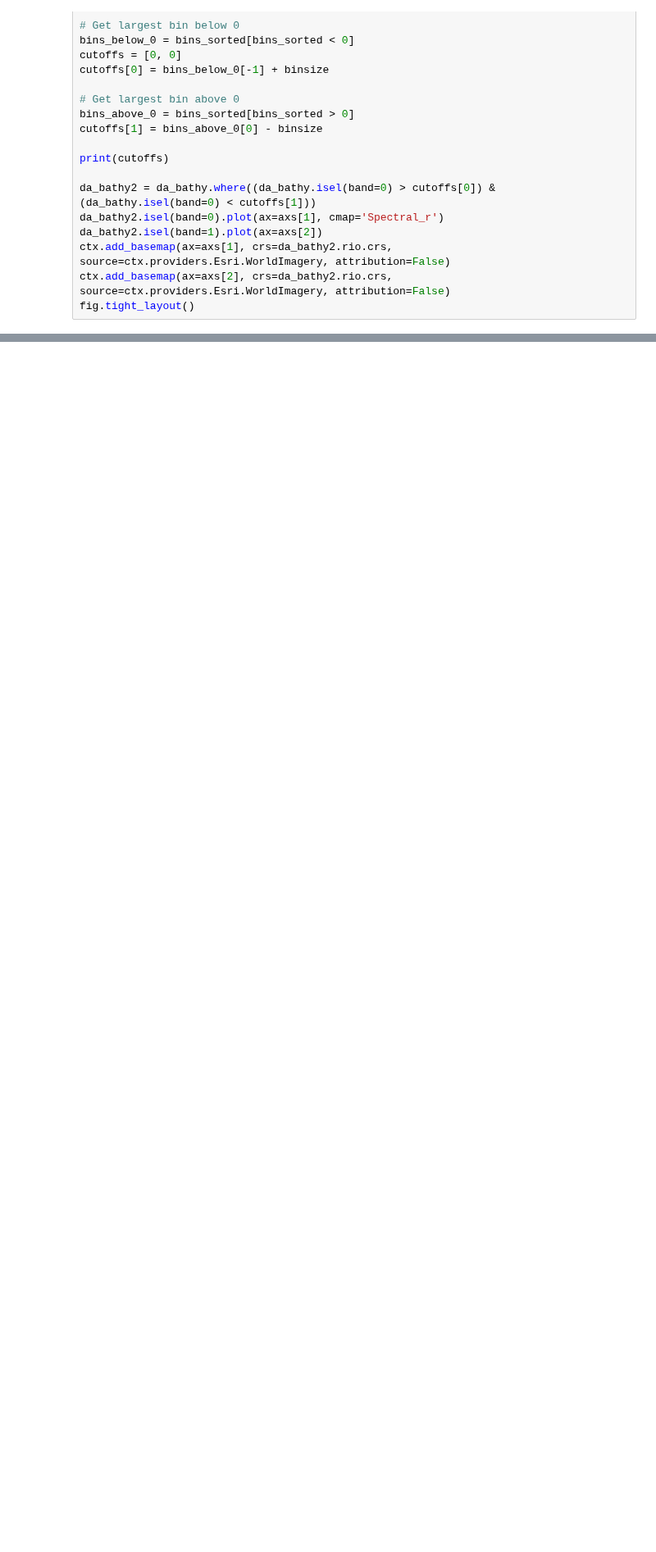
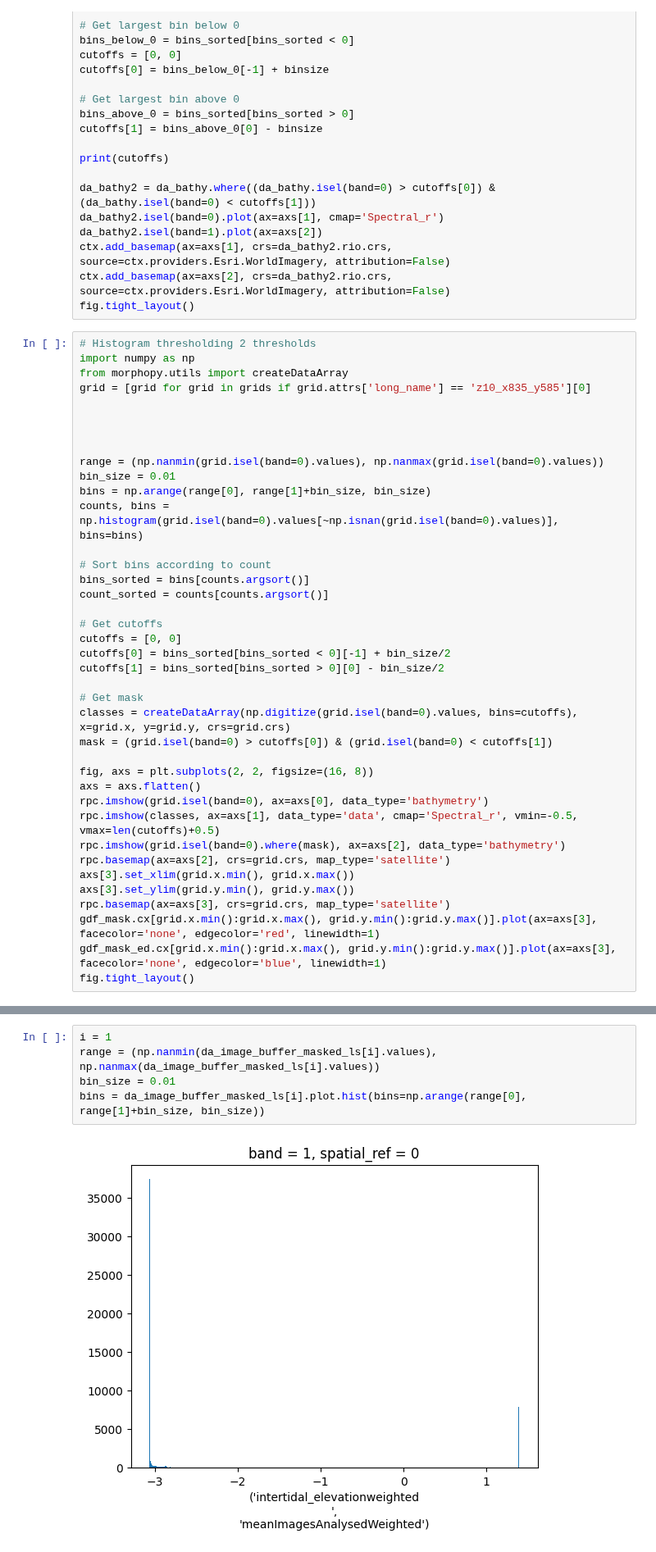
Before and after one commit to openearth/eo-bathymetry, a Jupyter notebook: notebooks/cmems-bathymetry/99_debugging.ipynb, the cells around one changed output, grey strips where cells are left out. Shown at 82% size. Saved outputs shown, nothing was run; the diff lists cells and outputs as text; blank space fills up the shorter version.

```diff
--- a/notebooks/cmems-bathymetry/99_debugging.ipynb
+++ b/notebooks/cmems-bathymetry/99_debugging.ipynb
@@ -302,3 +245,42 @@ da_bathy2.isel(band=1).plot(ax=axs[2])
 ctx.add_basemap(ax=axs[1], crs=da_bathy2.rio.crs, source=ctx.providers.Esri.WorldImagery, attribution=False)
 ctx.add_basemap(ax=axs[2], crs=da_bathy2.rio.crs, source=ctx.providers.Esri.WorldImagery, attribution=False)
 fig.tight_layout()
+# %%
+# Histogram thresholding 2 thresholds
+import numpy as np
+from morphopy.utils import createDataArray
+grid = [grid for grid in grids if grid.attrs['long_name'] == 'z10_x835_y585'][0]
+
+
+
+
+range = (np.nanmin(grid.isel(band=0).values), np.nanmax(grid.isel(band=0).values))
+bin_size = 0.01
+bins = np.arange(range[0], range[1]+bin_size, bin_size)
+counts, bins = np.histogram(grid.isel(band=0).values[~np.isnan(grid.isel(band=0).values)], bins=bins)
+
+# Sort bins according to count
+bins_sorted = bins[counts.argsort()]
+count_sorted = counts[counts.argsort()]
+
+# Get cutoffs
+cutoffs = [0, 0]
+cutoffs[0] = bins_sorted[bins_sorted < 0][-1] + bin_size/2
+cutoffs[1] = bins_sorted[bins_sorted > 0][0] - bin_size/2
+
+# Get mask
+classes = createDataArray(np.digitize(grid.isel(band=0).values, bins=cutoffs), x=grid.x, y=grid.y, crs=grid.crs)
+mask = (grid.isel(band=0) > cutoffs[0]) & (grid.isel(band=0) < cutoffs[1])
+
+fig, axs = plt.subplots(2, 2, figsize=(16, 8))
+axs = axs.flatten()
+rpc.imshow(grid.isel(band=0), ax=axs[0], data_type='bathymetry')
+rpc.imshow(classes, ax=axs[1], data_type='data', cmap='Spectral_r', vmin=-0.5, vmax=len(cutoffs)+0.5)
+rpc.imshow(grid.isel(band=0).where(mask), ax=axs[2], data_type='bathymetry')
+rpc.basemap(ax=axs[2], crs=grid.crs, map_type='satellite')
+axs[3].set_xlim(grid.x.min(), grid.x.max())
+axs[3].set_ylim(grid.y.min(), grid.y.max())
+rpc.basemap(ax=axs[3], crs=grid.crs, map_type='satellite')
+gdf_mask.cx[grid.x.min():grid.x.max(), grid.y.min():grid.y.max()].plot(ax=axs[3], facecolor='none', edgecolor='red', linewidth=1)
+gdf_mask_ed.cx[grid.x.min():grid.x.max(), grid.y.min():grid.y.max()].plot(ax=axs[3], facecolor='none', edgecolor='blue', linewidth=1)
+fig.tight_layout()
@@ -304,0 +455,7 @@ fig.tight_layout()
+# %%
+i = 1
+range = (np.nanmin(da_image_buffer_masked_ls[i].values), np.nanmax(da_image_buffer_masked_ls[i].values))
+bin_size = 0.01
+bins = da_image_buffer_masked_ls[i].plot.hist(bins=np.arange(range[0], range[1]+bin_size, bin_size))
+# %% [output]
+[figure, added]
```
Also changed, not shown: parts of 26 cells of this notebook, 5 other files.
